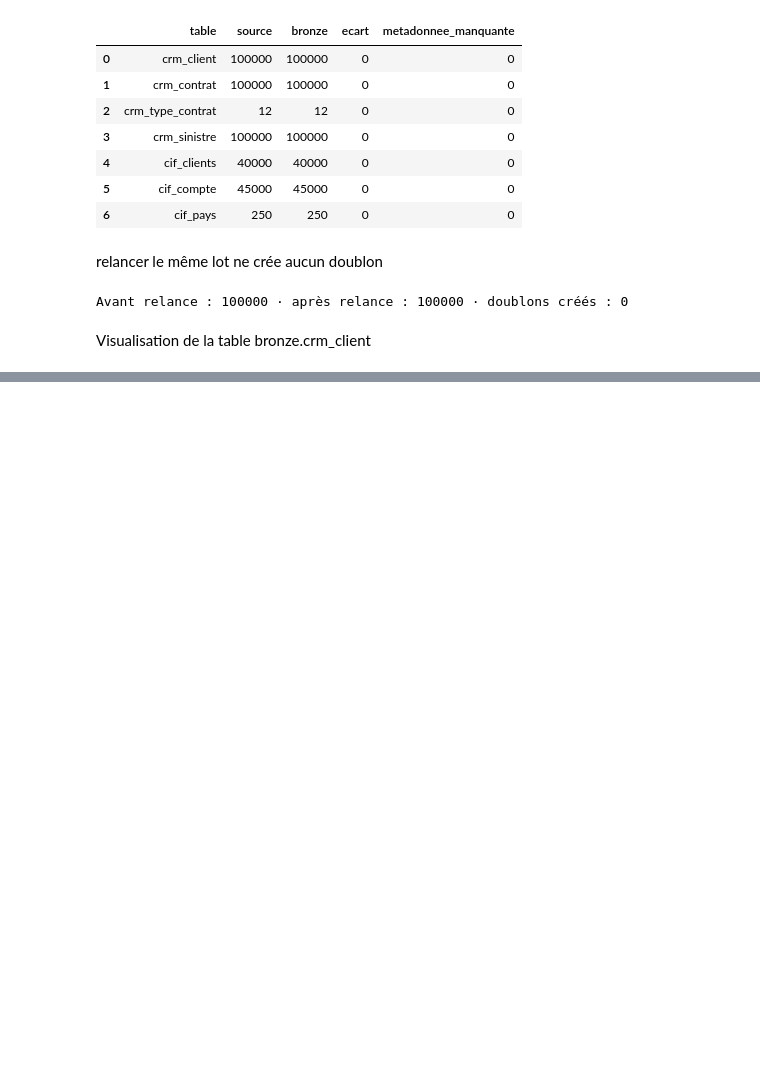
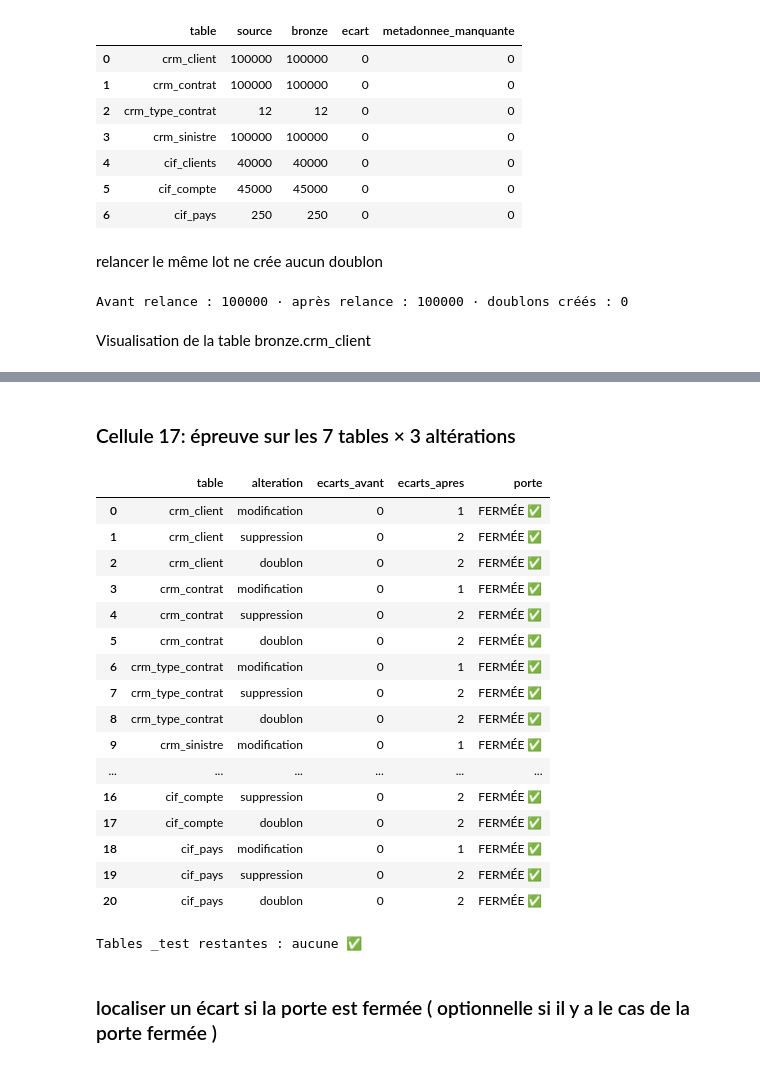
Before and after one commit to Samii05/td-qualite-g01, a Jupyter notebook: notebooks/S1_01.ipynb, the cells around one changed output, grey strips where cells are left out. Drawn from its saved outputs; the diff is of its cells as text; code cells hidden in the pictures; blank space fills up the shorter version.

```diff
--- a/notebooks/S1_01.ipynb
+++ b/notebooks/S1_01.ipynb
@@ -301,0 +358,20 @@ lire("SELECT client_id, nom, cp, pays, _batch_id, _source_system, _ingested_at,
+# %%
+porte_b, bilan = [], []
+for base, table, cible in SOURCES:
+    # RQ-021 : comptage + somme de contrôle
+    n_src, n_brz, ecarts = ecart_rq021(base, table, cible)
+    porte_b.append(mesurer("BRONZE", "RQ-021", cible, n_src, ecarts))
+    bilan.append({"regle": "RQ-021", "table": cible, "source": n_src, "bronze": n_brz, "ecarts": ecarts})
+
+    # RQ-022 : chaque ligne porte lot, source, horodatage et empreinte
+    meta = lire(f"""SELECT COUNT(*) AS n,
+                           COALESCE(SUM(_batch_id IS NULL OR _batch_id = '' OR _source_system IS NULL OR _source_system = ''
+                                        OR _ingested_at IS NULL OR _row_hash IS NULL OR _row_hash = ''), 0) AS ko
+                    FROM bronze.{cible} WHERE _batch_id = '{BATCH}'""")
+    porte_b.append(mesurer("BRONZE", "RQ-022", cible, int(meta.n[0]), int(meta.ko[0])))
+    bilan.append({"regle": "RQ-022", "table": cible, "source": None, "bronze": int(meta.n[0]), "ecarts": int(meta.ko[0])})
+
+print(pd.DataFrame(porte_b).sort_values(["rule_id", "table"]).to_string(index=False))  # aucun écart attendu
+bilan = pd.DataFrame(bilan).sort_values(["regle", "table"])
+display(bilan)
+print("PORTE B :", "OUVERTE ✅" if (bilan.ecarts == 0).all() else "FERMÉE ❌")
@@ -301,0 +459,48 @@ lire("SELECT client_id, nom, cp, pays, _batch_id, _source_system, _ingested_at,
+# %% [markdown]
+### Cellule 17: épreuve sur les 7 tables × 3 altérations
+# %%
+epreuve = []
+for base, table, cible in SOURCES:
+    cols = colonnes_table(base, table)
+    for nom, alterer in SCENARIOS.items():
+        t = f"{cible}_test"
+        try:
+            copie_test(cible)
+            _, _, avant = ecart_rq021(base, table, t, ou_bronze="")   # témoin : doit valoir 0
+            alterer(t, cols)
+            _, _, apres = ecart_rq021(base, table, t, ou_bronze="")   # doit être > 0
+            epreuve.append({"table": cible, "alteration": nom, "ecarts_avant": avant,
+                            "ecarts_apres": apres,
+                            "porte": "FERMÉE ✅" if (avant == 0 and apres > 0) else "ANOMALIE ❌"})
+        except Exception as e:
+            epreuve.append({"table": cible, "alteration": nom, "ecarts_avant": None,
+                            "ecarts_apres": None, "porte": f"ERREUR : {str(e)[:70]}"})
+        finally:
+            executer(f"DROP TABLE IF EXISTS bronze.{t}")              # dans tous les cas
+
+epreuve = pd.DataFrame(epreuve)
+display(epreuve)
+
+restes = [x for x in lire("SELECT table_name AS t FROM information_schema.tables WHERE table_schema = 'bronze'").t if x.endswith("_test")]
+print("Tables _test restantes :", restes or "aucune ✅")
+# %% [output]
+|  | table | alteration | ecarts_avant | ecarts_apres | porte |
+| 0 | crm_client | modification | 0 | 1 | FERMÉE ✅ |
+| 1 | crm_client | suppression | 0 | 2 | FERMÉE ✅ |
+| 2 | crm_client | doublon | 0 | 2 | FERMÉE ✅ |
+| 3 | crm_contrat | modification | 0 | 1 | FERMÉE ✅ |
+| 4 | crm_contrat | suppression | 0 | 2 | FERMÉE ✅ |
+| 5 | crm_contrat | doublon | 0 | 2 | FERMÉE ✅ |
+| 6 | crm_type_contrat | modification | 0 | 1 | FERMÉE ✅ |
+| 7 | crm_type_contrat | suppression | 0 | 2 | FERMÉE ✅ |
+| 8 | crm_type_contrat | doublon | 0 | 2 | FERMÉE ✅ |
+| 9 | crm_sinistre | modification | 0 | 1 | FERMÉE ✅ |
+| ... | ... | ... | ... | ... | ... |
+| 16 | cif_compte | suppression | 0 | 2 | FERMÉE ✅ |
+| 17 | cif_compte | doublon | 0 | 2 | FERMÉE ✅ |
+| 18 | cif_pays | modification | 0 | 1 | FERMÉE ✅ |
+| 19 | cif_pays | suppression | 0 | 2 | FERMÉE ✅ |
+| 20 | cif_pays | doublon | 0 | 2 | FERMÉE ✅ |
+Tables _test restantes : aucune ✅
+# %% [markdown]
+### localiser un écart si la porte est fermée ( optionnelle si il y a le cas de la porte fermée )
```
Also changed, not shown: parts of 12 cells of this notebook, 1 other file.
